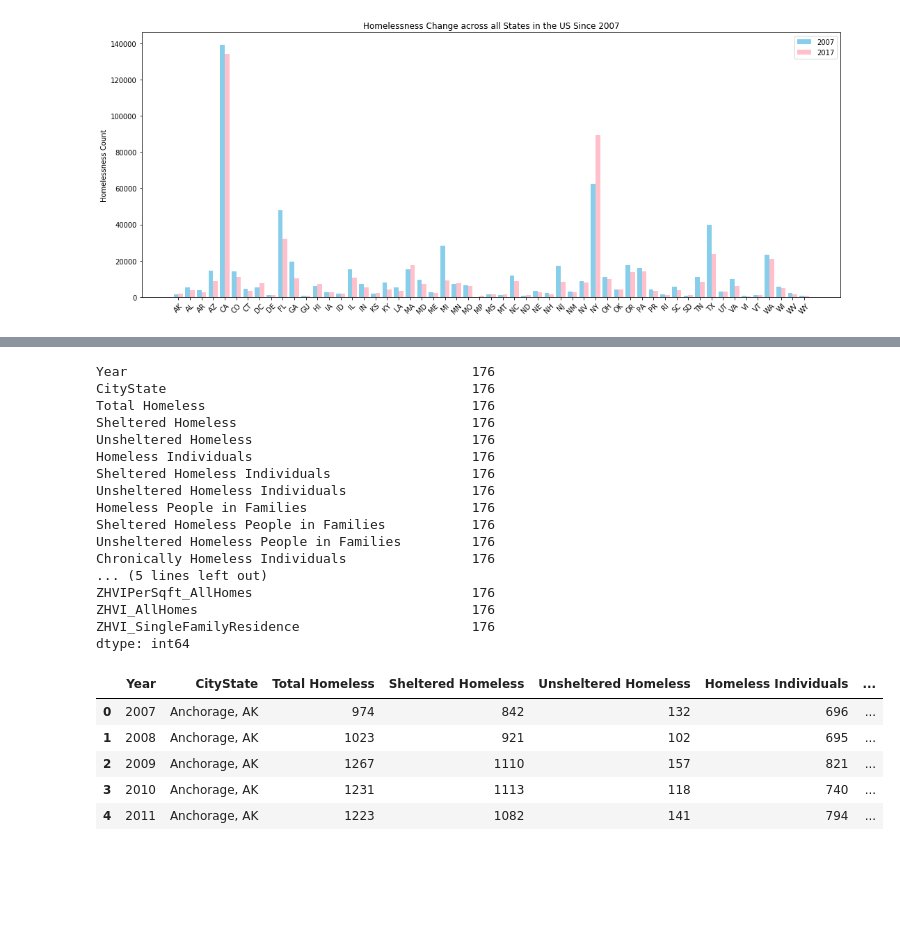
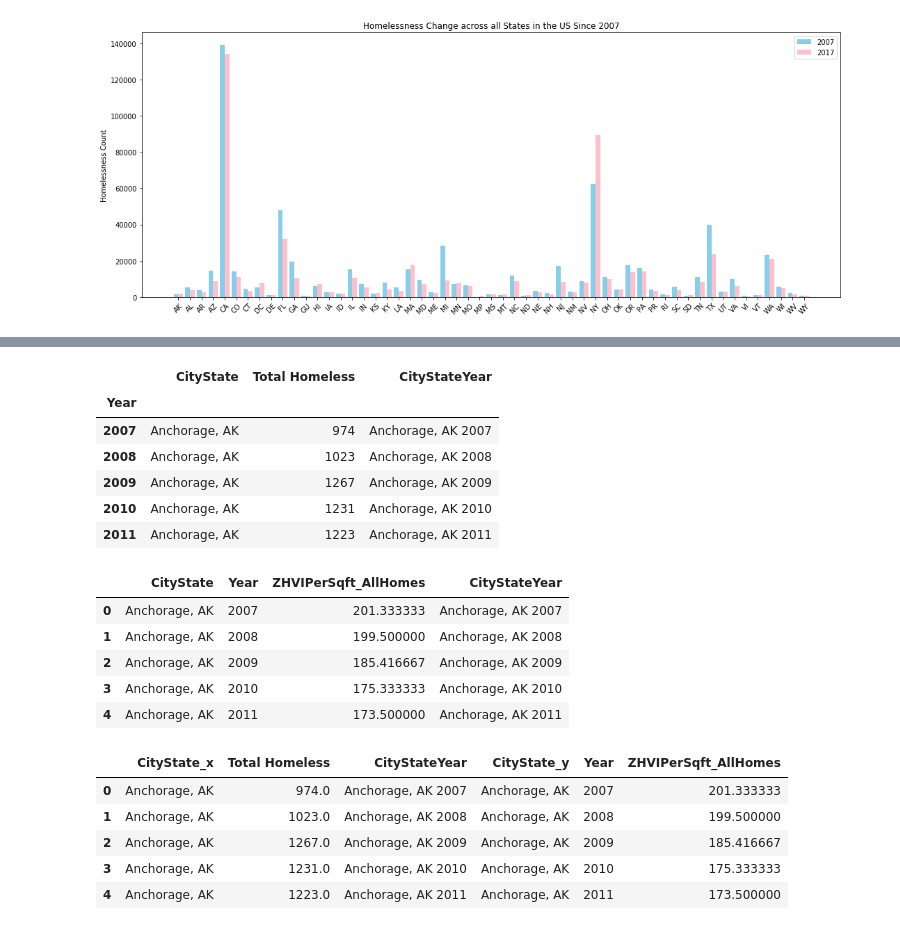
Before and after one commit to jag0717/UCB-Project1, a Jupyter notebook: data/Homeless_Vs_Housing_Analysis.ipynb, the cells around one changed output, grey strips where cells are left out. Drawn from its saved outputs; the diff is of its cells as text; code cells hidden in the pictures; blank space fills up the shorter version.

```diff
--- a/data/Homeless_Vs_Housing_Analysis.ipynb
+++ b/data/Homeless_Vs_Housing_Analysis.ipynb
@@ -168,29 +150,38 @@ zillow_df.head()
+# %%
+hud_cities_data = hud_city_df[hud_city_df.CityState != "Washington, WA"]
+hud_cities_data = hud_cities_data[[ 'Year','CityState', 'Total Homeless']]
+hud_cities_data['CityStateYear'] = hud_cities_data[['CityState','Year']].apply(lambda x: ' '.join(x.astype(str)), axis=1)
+hud_cities_data = hud_cities_data.set_index(['Year'])
+hud_cities_data.head()
+# %% [output]
+|  | CityState | Total Homeless | CityStateYear |
+| Year |  |  |  |
+| 2007 | Anchorage, AK | 974 | Anchorage, AK 2007 |
+| 2008 | Anchorage, AK | 1023 | Anchorage, AK 2008 |
+| 2009 | Anchorage, AK | 1267 | Anchorage, AK 2009 |
+| 2010 | Anchorage, AK | 1231 | Anchorage, AK 2010 |
+| 2011 | Anchorage, AK | 1223 | Anchorage, AK 2011 |
+# %%
+zillow_df = zillow_df.fillna(0)
+zillow_df = zillow_df[['CityState','Year','ZHVIPerSqft_AllHomes']]
+zillow_df['Year'] = zillow_df['Year'].astype(str)
+zillow_df['CityStateYear'] = zillow_df[['CityState','Year']].apply(lambda x: ' '.join(x.astype(str)), axis=1)
+zillow_df.head()
+# %% [output]
+|  | CityState | Year | ZHVIPerSqft_AllHomes | CityStateYear |
+| 0 | Anchorage, AK | 2007 | 201.333333 | Anchorage, AK 2007 |
+| 1 | Anchorage, AK | 2008 | 199.500000 | Anchorage, AK 2008 |
+| 2 | Anchorage, AK | 2009 | 185.416667 | Anchorage, AK 2009 |
+| 3 | Anchorage, AK | 2010 | 175.333333 | Anchorage, AK 2010 |
+| 4 | Anchorage, AK | 2011 | 173.500000 | Anchorage, AK 2011 |
 # %%
-hud_zillow_df = hud_city_df.merge(zillow_df, on=["CityState", "Year"])
-print(hud_zillow_df.count())
+hud_zillow_df = hud_cities_data.merge(zillow_df, on='CityStateYear', how='outer')
 hud_zillow_df.head()
 # %% [output]
-Year                                            176
-CityState                                       176
-Total Homeless                                  176
-Sheltered Homeless                              176
-Unsheltered Homeless                            176
-Homeless Individuals                            176
-Sheltered Homeless Individuals                  176
-Unsheltered Homeless Individuals                176
-Homeless People in Families                     176
-Sheltered Homeless People in Families           176
-Unsheltered Homeless People in Families         176
-Chronically Homeless Individuals                176
-... (5 lines left out)
-ZHVIPerSqft_AllHomes                            176
-ZHVI_AllHomes                                   176
-ZHVI_SingleFamilyResidence                      176
-dtype: int64
-|  | Year | CityState | Total Homeless | Sheltered Homeless | Unsheltered Homeless | Homeless Individuals | ... |
-| 0 | 2007 | Anchorage, AK | 974 | 842 | 132 | 696 | ... |
-| 1 | 2008 | Anchorage, AK | 1023 | 921 | 102 | 695 | ... |
-| 2 | 2009 | Anchorage, AK | 1267 | 1110 | 157 | 821 | ... |
-| 3 | 2010 | Anchorage, AK | 1231 | 1113 | 118 | 740 | ... |
-| 4 | 2011 | Anchorage, AK | 1223 | 1082 | 141 | 794 | ... |
+|  | CityState_x | Total Homeless | CityStateYear | CityState_y | Year | ZHVIPerSqft_AllHomes |
+| 0 | Anchorage, AK | 974.0 | Anchorage, AK 2007 | Anchorage, AK | 2007 | 201.333333 |
+| 1 | Anchorage, AK | 1023.0 | Anchorage, AK 2008 | Anchorage, AK | 2008 | 199.500000 |
+| 2 | Anchorage, AK | 1267.0 | Anchorage, AK 2009 | Anchorage, AK | 2009 | 185.416667 |
+| 3 | Anchorage, AK | 1231.0 | Anchorage, AK 2010 | Anchorage, AK | 2010 | 175.333333 |
+| 4 | Anchorage, AK | 1223.0 | Anchorage, AK 2011 | Anchorage, AK | 2011 | 173.500000 |
 # %%
```
Also changed, not shown: parts of 6 cells of this notebook.
